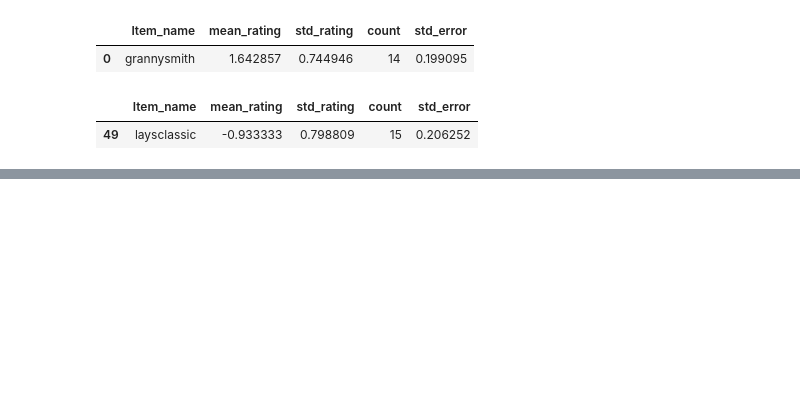
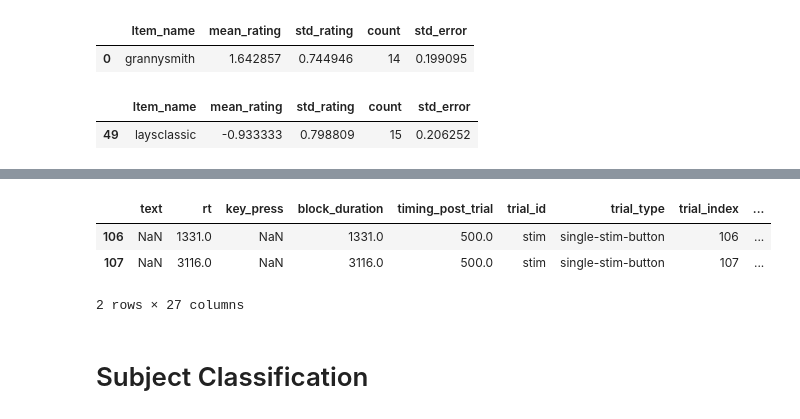
Before and after one commit to rae-1/CG504_Project, a Jupyter notebook: analysis.ipynb, the cells around one changed output, grey strips where cells are left out. Saved outputs shown, nothing was run; the diff lists cells and outputs as text; code cells hidden in the pictures; blank space fills up the shorter version.

```diff
--- a/analysis.ipynb
+++ b/analysis.ipynb
@@ -222,0 +241,16 @@ min_rating
+# %%
+def transform_decision(value):
+    if value == 1 or value == 2:
+        return 1
+    else:
+        return -1
+
+decision_df['transformed_response'] = decision_df['coded_response'].apply(transform_decision)
+decision_df.head(2)
+# %% [output]
+|  | text | rt | key_press | block_duration | timing_post_trial | trial_id | trial_type | trial_index | ... |
+| 106 | NaN | 1331.0 | NaN | 1331.0 | 500.0 | stim | single-stim-button | 106 | ... |
+| 107 | NaN | 3116.0 | NaN | 3116.0 | 500.0 | stim | single-stim-button | 107 | ... |
+2 rows × 27 columns
+# %% [markdown]
+# Subject Classification
```
Also changed, not shown: parts of 15 cells of this notebook.
